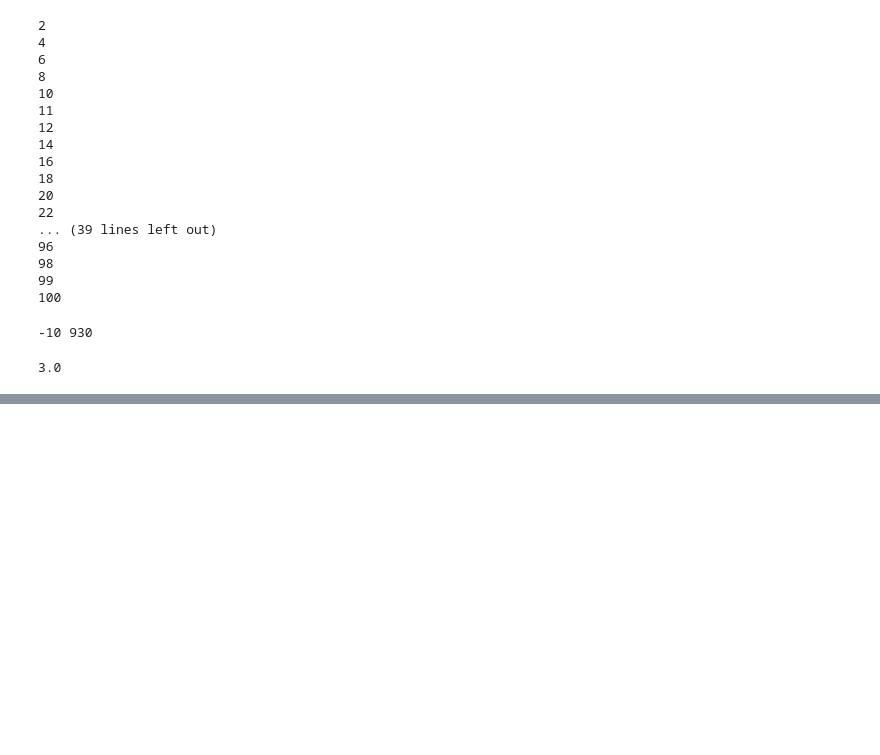
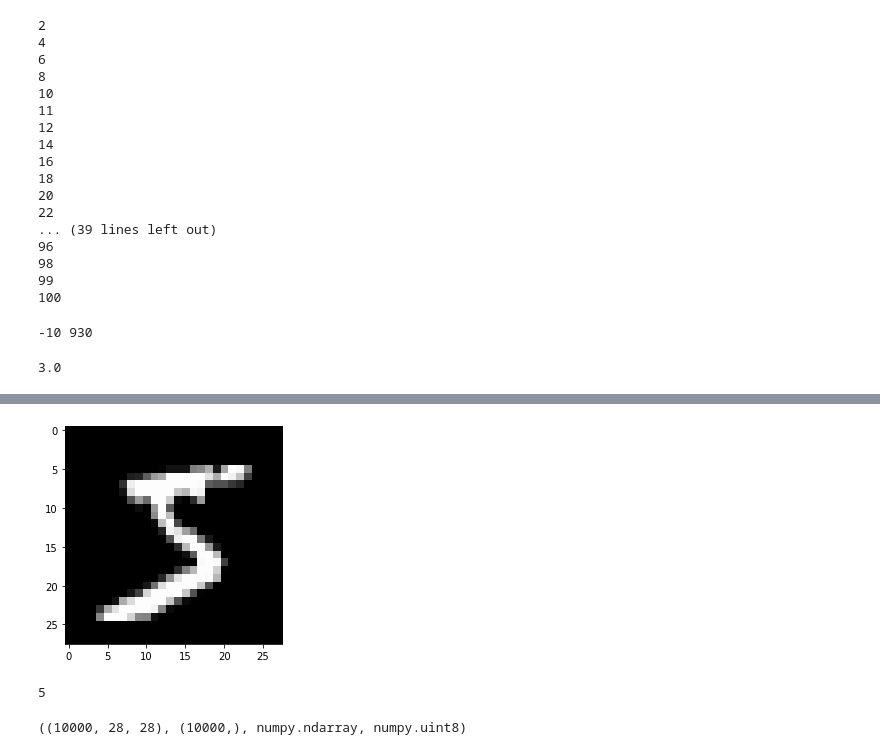
Before and after one commit to ang-jae/Python, a Jupyter notebook: 8. NBayes_before.ipynb, the cells around one changed output, grey strips where cells are left out. Saved outputs shown, nothing was run; the diff lists cells and outputs as text; code cells hidden in the pictures; blank space fills up the shorter version.

```diff
--- a/8. NBayes_before.ipynb
+++ b/8. NBayes_before.ipynb
@@ -346,0 +601,3 @@ print(avg)
+# %%
+mnist = datasets.mnist
+(train_x, train_y), (test_x, test_y) = mnist.load_data()
@@ -346,0 +607,13 @@ print(avg)
+# %%
+plt.imshow(train_x[0], 'gray')
+plt.show()
+# %% [output]
+[figure, added]
+# %%
+train_y[0]
+# %% [output]
+5
+# %%
+test_x.shape, test_y.shape, type(test_x[10]), type(test_y[10])
+# %% [output]
+((10000, 28, 28), (10000,), numpy.ndarray, numpy.uint8)
```
Also changed, not shown: parts of 73 cells of this notebook.
